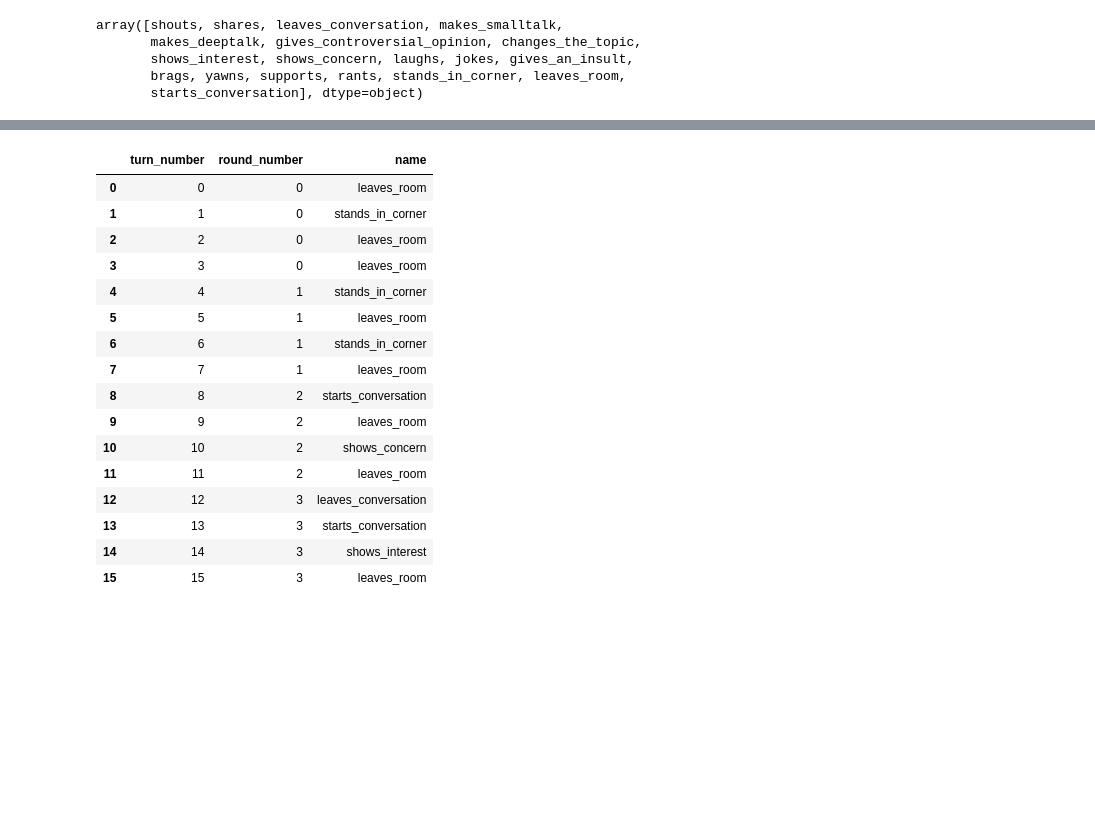
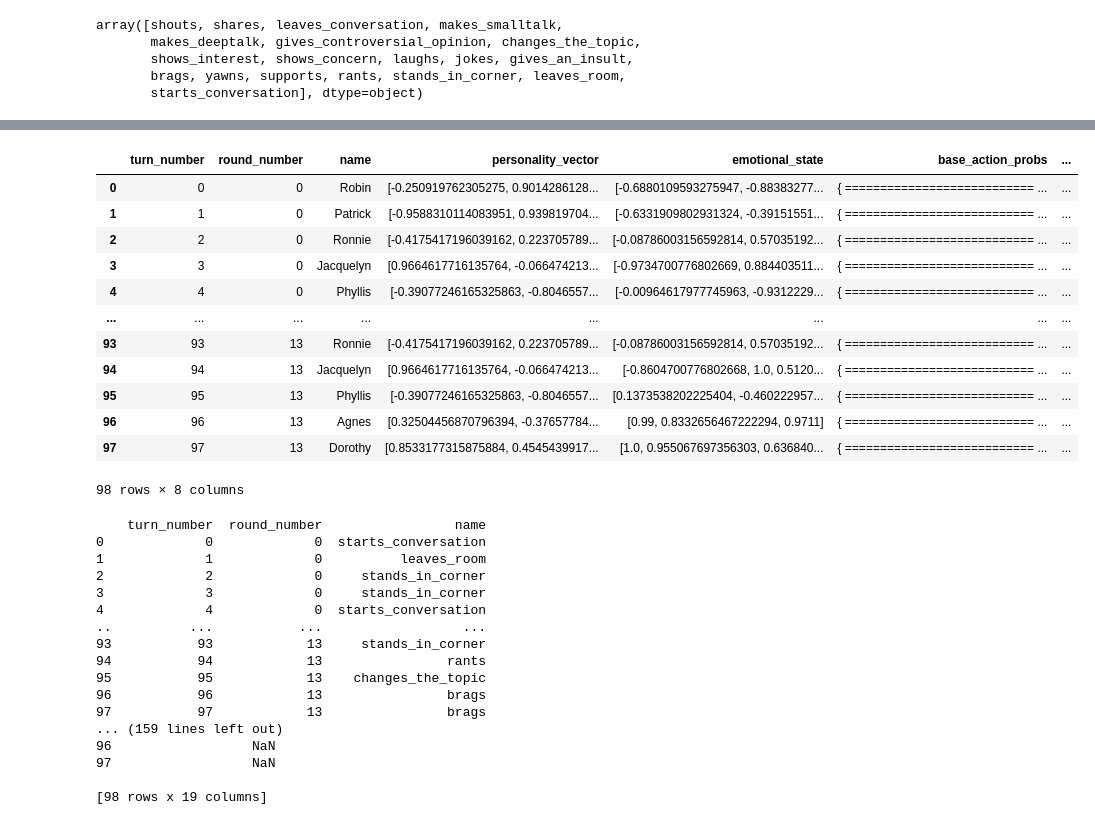
Before and after one commit to mnsinclair/singularity, a Jupyter notebook: metacode.ipynb, the cells around one changed output, grey strips where cells are left out. Saved outputs shown, nothing was run; the diff lists cells and outputs as text; code cells hidden in the pictures; blank space fills up the shorter version.

Commit message:
Add merging logs
Updated merging logs and some error correction

```diff
--- a/metacode.ipynb
+++ b/metacode.ipynb
@@ -133,20 +140,16 @@ ValueError: 'a' cannot be empty unless no samples are taken
 # %%
-pd.DataFrame(action_log)
+pd.DataFrame(person_after_action_log)
 # %% [output]
-|  | turn_number | round_number | name |
-| 0 | 0 | 0 | leaves_room |
-| 1 | 1 | 0 | stands_in_corner |
-| 2 | 2 | 0 | leaves_room |
-| 3 | 3 | 0 | leaves_room |
-| 4 | 4 | 1 | stands_in_corner |
-| 5 | 5 | 1 | leaves_room |
-| 6 | 6 | 1 | stands_in_corner |
-| 7 | 7 | 1 | leaves_room |
-| 8 | 8 | 2 | starts_conversation |
-| 9 | 9 | 2 | leaves_room |
-| 10 | 10 | 2 | shows_concern |
-| 11 | 11 | 2 | leaves_room |
-| 12 | 12 | 3 | leaves_conversation |
-| 13 | 13 | 3 | starts_conversation |
-| 14 | 14 | 3 | shows_interest |
-| 15 | 15 | 3 | leaves_room |
+|  | turn_number | round_number | name | personality_vector | emotional_state | base_action_probs | ... |
+| 0 | 0 | 0 | Robin | [-0.250919762305275, 0.9014286128... | [-0.6880109593275947, -0.88383277... | { =========================== ... | ... |
+| 1 | 1 | 0 | Patrick | [-0.9588310114083951, 0.939819704... | [-0.6331909802931324, -0.39151551... | { =========================== ... | ... |
+| 2 | 2 | 0 | Ronnie | [-0.4175417196039162, 0.223705789... | [-0.08786003156592814, 0.57035192... | { =========================== ... | ... |
+| 3 | 3 | 0 | Jacquelyn | [0.9664617716135764, -0.066474213... | [-0.9734700776802669, 0.884403511... | { =========================== ... | ... |
+| 4 | 4 | 0 | Phyllis | [-0.39077246165325863, -0.8046557... | [-0.00964617977745963, -0.9312229... | { =========================== ... | ... |
+| ... | ... | ... | ... | ... | ... | ... | ... |
+| 93 | 93 | 13 | Ronnie | [-0.4175417196039162, 0.223705789... | [-0.08786003156592814, 0.57035192... | { =========================== ... | ... |
+| 94 | 94 | 13 | Jacquelyn | [0.9664617716135764, -0.066474213... | [-0.8604700776802668, 1.0, 0.5120... | { =========================== ... | ... |
+| 95 | 95 | 13 | Phyllis | [-0.39077246165325863, -0.8046557... | [0.1373538202225404, -0.460222957... | { =========================== ... | ... |
+| 96 | 96 | 13 | Agnes | [0.32504456870796394, -0.37657784... | [0.99, 0.8332656467222294, 0.9711] | { =========================== ... | ... |
+| 97 | 97 | 13 | Dorothy | [0.8533177315875884, 0.4545439917... | [1.0, 0.955067697356303, 0.636840... | { =========================== ... | ... |
+98 rows × 8 columns
@@ -152,0 +164,27 @@ pd.DataFrame(action_log)
+# %%
+#merging all the csv files into one big Dataframe
+person_before_action_log = pd.DataFrame(person_before_action_log)
+partner_before_action_log = pd.DataFrame(partner_before_action_log)
+action_log = pd.DataFrame(action_log)
+temp1 = pd.merge(person_before_action_log,partner_before_action_log, on= 'turn_number',how='outer')
+temp2 = pd.merge(temp1,action_log, on= 'turn_number',how='outer')
+
+pd.DataFrame(temp2).to_csv('combined1.csv')
+# %% [output]
+    turn_number  round_number                 name
+0             0             0  starts_conversation
+1             1             0          leaves_room
+2             2             0     stands_in_corner
+3             3             0     stands_in_corner
+4             4             0  starts_conversation
+..          ...           ...                  ...
+93           93            13     stands_in_corner
+94           94            13                rants
+95           95            13    changes_the_topic
+96           96            13                brags
+97           97            13                brags
+... (159 lines left out)
+96                  NaN
+97                  NaN
+
+[98 rows x 19 columns]
```
Also changed, not shown: parts of 5 cells of this notebook, 11 other files.
